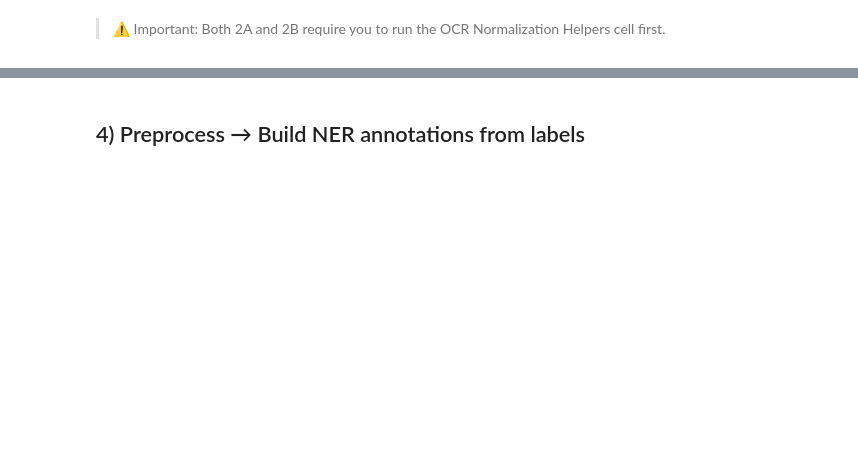
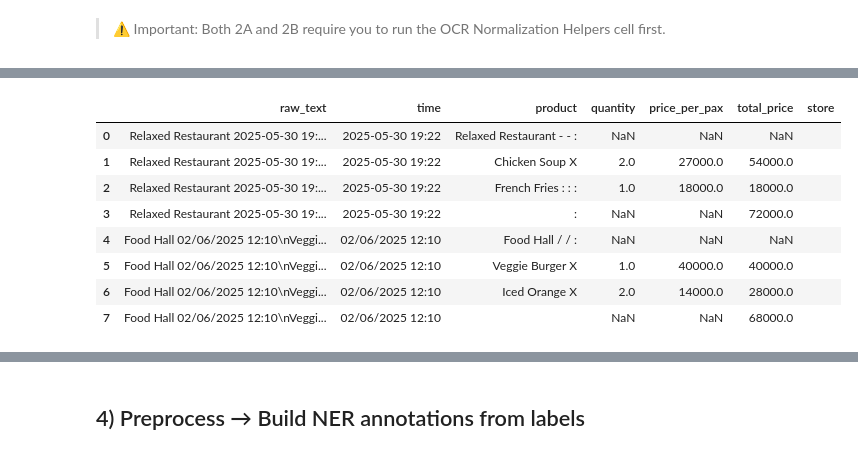
Before and after one commit to ppasyani/GID-OCR-Project, a Jupyter notebook: [Ver_3_2]_Receipt_OCR_to_Spreadsheet.ipynb, the cells around one changed output, grey strips where cells are left out. Drawn from its saved outputs; the diff is of its cells as text; code cells hidden in the pictures; blank space fills up the shorter version.

```diff
--- a/[Ver_3_2]_Receipt_OCR_to_Spreadsheet.ipynb
+++ b/[Ver_3_2]_Receipt_OCR_to_Spreadsheet.ipynb
@@ -391,0 +363,89 @@ Loaded dataset: (500, 7)
+# %%
+# Option 2B : Load OCR from Google Drive (Interactive picker) + Normalize
+from google.colab import drive
+import os, glob, pandas as pd, re
+
+# 0) REQUIREMENT: run the "Normalization Helpers" cell first (normalize_input_to_table)
+
+# 1) Mount Drive
+drive.mount('/content/drive')
+
+# 2) Point to your OCR folder in Drive (EDIT THIS)
+DRIVE_DIR = "/content/drive/MyDrive/OCR_Text/Dataset"  # <-- change to your folder
+
+# 3) Discover candidate files
+all_paths = sorted(
+    glob.glob(os.path.join(DRIVE_DIR, "*.csv")) +
+    glob.glob(os.path.join(DRIVE_DIR, "*.xlsx")) +
+    glob.glob(os.path.join(DRIVE_DIR, "*.xls"))
+)
+
+if not all_paths:
+    raise FileNotFoundError(f"No CSV/XLSX files found under: {DRIVE_DIR}")
+
+print("Found files:")
+for i, p in enumerate(all_paths):
+    print(f"[{i:02d}] {os.path.basename(p)}")
+
+# 4) Choose subset interactively (e.g., "0,2,4-6"). Leave blank = ALL
+def _parse_indices(s, n):
+    s = s.strip()
+    if not s:
+        return list(range(n))
+    out = set()
+    for part in s.split(","):
+        part = part.strip()
+        if re.match(r"^\d+$", part):
+            idx = int(part)
+            if 0 <= idx < n: out.add(idx)
+        elif re.match(r"^\d+-\d+$", part):
+            a, b = map(int, part.split("-"))
+            for x in range(min(a,b), max(a,b)+1):
+                if 0 <= x < n: out.add(x)
+    return sorted(out)
+
+choice = input("\nEnter indices to load (e.g., 0,2,4-6) or press Enter for ALL: ")
+idxs = _parse_indices(choice, len(all_paths))
+paths = [all_paths[i] for i in idxs]
+
+print(f"\nSelected {len(paths)} file(s):")
+for p in paths: print(" -", os.path.basename(p))
+
+# 5) Read + normalize selected files
+def _read_any(path: str) -> pd.DataFrame:
+    ext = os.path.splitext(path)[1].lower()
+    if ext == ".csv":
+        return pd.read_csv(path)
+    elif ext in [".xlsx", ".xls"]:
+        return pd.read_excel(path)
+    else:
+        raise ValueError(f"Unsupported file type: {ext} ({path})")
+
+dfs_norm = []
+for p in paths:
+    df_raw = _read_any(p)
+    # Auto-detect text column if not exactly "raw_text"
+    lower_cols = {c.lower(): c for c in df_raw.columns}
+    text_col = lower_cols.get("raw_text") or next(
+        (lower_cols[c] for c in ["text","ocr_text","content","ocr","receipt_text"] if c in lower_cols),
+        df_raw.select_dtypes(include="object").columns.tolist()[0]
+    )
+    print(f"Normalizing: {os.path.basename(p)}  |  text_col='{text_col}'")
+    df_norm = normalize_input_to_table(df_raw, text_col=text_col)
+    dfs_norm.append(df_norm)
+
+df = pd.concat(dfs_norm, ignore_index=True)
+
+# Ensure required columns order
+wanted = ["raw_text","time","product","quantity","price_per_pax","total_price","store"]
+for c in wanted:
+    if c not in df.columns:
+        df[c] = pd.NA
+df = df[wanted]
+
+# Save canonical dataset alongside synthetic pathing
+DATA_CSV = f'{CFG["paths"]["data_dir"]}/receipts_dummy_en_from_drive_selected.csv'
+df.to_csv(DATA_CSV, index=False)
+print("\nOCR dataset (Drive) normalized & saved:", df.shape, "->", DATA_CSV)
+df.head(10)
+# %% [output]
@@ -391,0 +470,9 @@ Loaded dataset: (500, 7)
+|  | raw_text | time | product | quantity | price_per_pax | total_price | store |
+| 0 | Relaxed Restaurant 2025-05-30 19:... | 2025-05-30 19:22 | Relaxed Restaurant - - : | NaN | NaN | NaN |  |
+| 1 | Relaxed Restaurant 2025-05-30 19:... | 2025-05-30 19:22 | Chicken Soup X | 2.0 | 27000.0 | 54000.0 |  |
+| 2 | Relaxed Restaurant 2025-05-30 19:... | 2025-05-30 19:22 | French Fries : : : | 1.0 | 18000.0 | 18000.0 |  |
+| 3 | Relaxed Restaurant 2025-05-30 19:... | 2025-05-30 19:22 | : | NaN | NaN | 72000.0 |  |
+| 4 | Food Hall 02/06/2025 12:10\nVeggi... | 02/06/2025 12:10 | Food Hall / / : | NaN | NaN | NaN |  |
+| 5 | Food Hall 02/06/2025 12:10\nVeggi... | 02/06/2025 12:10 | Veggie Burger X | 1.0 | 40000.0 | 40000.0 |  |
+| 6 | Food Hall 02/06/2025 12:10\nVeggi... | 02/06/2025 12:10 | Iced Orange X | 2.0 | 14000.0 | 28000.0 |  |
+| 7 | Food Hall 02/06/2025 12:10\nVeggi... | 02/06/2025 12:10 |  | NaN | NaN | 68000.0 |  |
```
Also changed, not shown: parts of 8 cells of this notebook.
